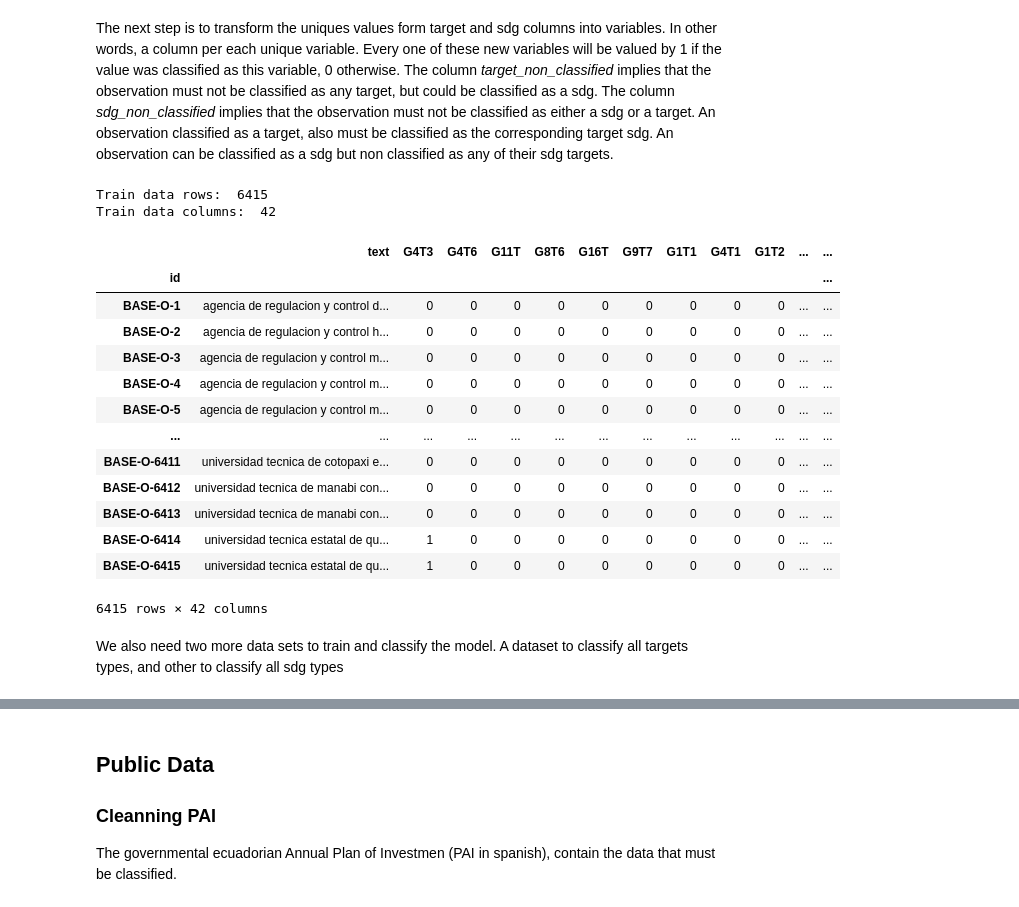
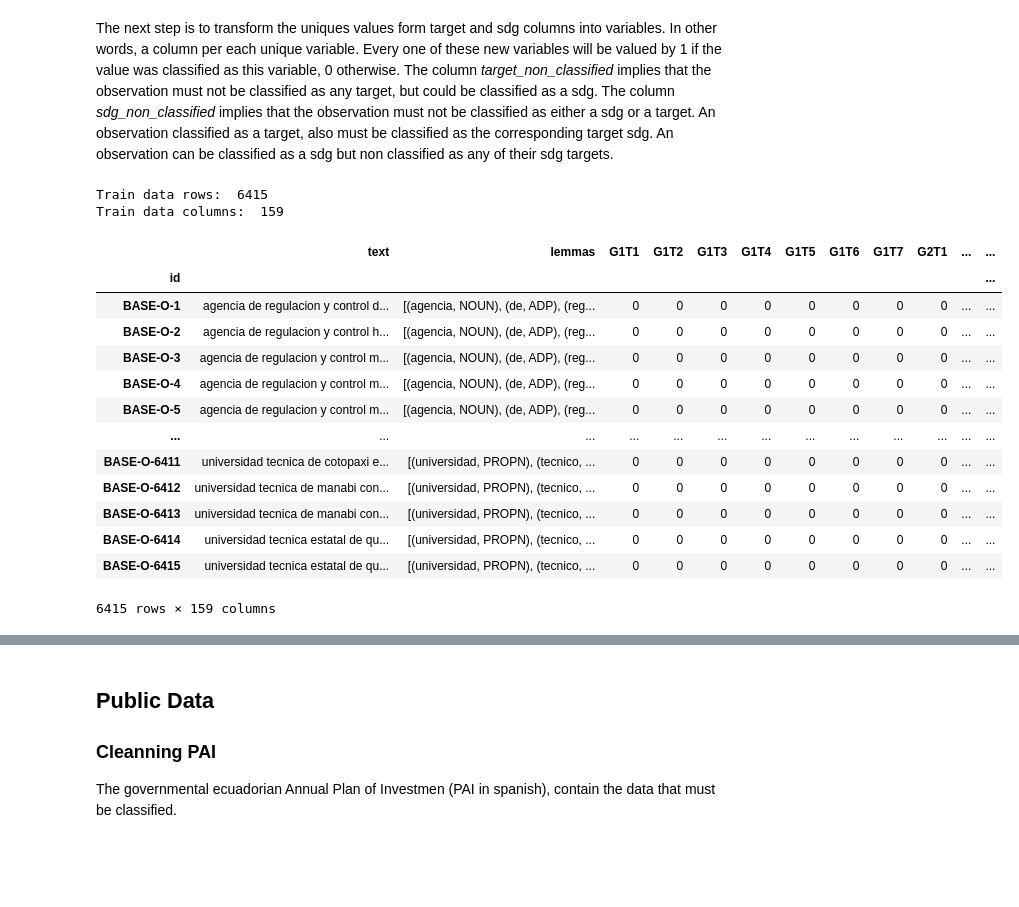
Before and after one commit to elmarcellotc/PNUD-Consulting-USFQ-Data-Hub, a Jupyter notebook: technicalApendix.ipynb, the cells around one changed output, grey strips where cells are left out. Cells and saved outputs as stored; diff of their text form; code cells hidden in the pictures; blank space fills up the shorter version.

Commit message:
treshold per sdg target

```diff
--- a/technicalApendix.ipynb
+++ b/technicalApendix.ipynb
@@ -305,0 +379,18 @@ al_df
+# %%
+undp['text'] = undp['sdg_information'] + undp['target_information']
+targets = undp[['target', 'text']]
+
+targets_text_list = targets['text'].to_list()
+targets_lemma_list = [None]*len(targets_text_list)
+
+for s in range(len(targets_text_list)):
+
+    targets_lemma_list[s]= lemma_generator(targets_text_list[s])
+
+targets['lemmas'] = targets_lemma_list
+
+targets.set_index('target', inplace=True)
+targets.index.name = 'id'
+targets.to_csv('clean data/targets.csv')
+original_targets = targets.index.to_list()
+targets
@@ -326,61 +437,66 @@ complete_text_uniques = gen_uniques(complete_text)
 
 # The output will be the sdg and the targets
 
-sdg = al_df['sdg'].to_list()
-sdg_uniques = gen_uniques(sdg)
-
 targets = al_df['target'].to_list()
 targets_uniques = gen_uniques(targets)
 
 # Creating value matrix:
 
 training_dictionary = {}
 
-for v in targets_uniques+sdg_uniques:
+for v in original_targets+['target_non_classified']:
 
     new_vector = [0]*N
 
     for n in range(N):
-
-        if v in sdg[n]:
-            new_vector[n] = 1
 
         if v in targets[n]:
 
             new_vector[n] = 1
 
         if v in complete_text[n]:
 
             new_vector[n] = 1
 
 
     training_dictionary[v] = new_vector
 
-train = pd.concat([al_df['text'], pd.DataFrame(training_dictionary, index=al_df_index)], axis="columns")
+# Add lemmas
+
+train_text_list = al_df['text'].to_list()
+train_lemma_list = [None]*len(train_text_list)
+
+for s in range(len(train_text_list)):
+
+    train_lemma_list[s]= lemma_generator(train_text_list[s])
+
+al_df['lemmas'] = train_lemma_list
+
+# Train data frame
+
+train = pd.concat([al_df[['text', 'lemmas']], pd.DataFrame(training_dictionary, index=al_df_index)], axis="columns")
+
 train.index.names = ['id']
 train.to_csv('train/train.csv')
-
 
 print('Train data rows: ', len(train.index))
 print('Train data columns: ', len(train.columns))
 
 train
 # %% [output]
 Train data rows:  6415
-Train data columns:  42
+Train data columns:  159
-|  | text | G4T3 | G4T6 | G11T | G8T6 | G16T | G9T7 | G1T1 | G4T1 | G1T2 | ... | ... |
+|  | text | lemmas | G1T1 | G1T2 | G1T3 | G1T4 | G1T5 | G1T6 | G1T7 | G2T1 | ... | ... |
 | id |  |  |  |  |  |  |  |  |  |  |  | ... |
-| BASE-O-1 | agencia de regulacion y control d... | 0 | 0 | 0 | 0 | 0 | 0 | 0 | 0 | 0 | ... | ... |
-| BASE-O-2 | agencia de regulacion y control h... | 0 | 0 | 0 | 0 | 0 | 0 | 0 | 0 | 0 | ... | ... |
-| BASE-O-3 | agencia de regulacion y control m... | 0 | 0 | 0 | 0 | 0 | 0 | 0 | 0 | 0 | ... | ... |
-| BASE-O-4 | agencia de regulacion y control m... | 0 | 0 | 0 | 0 | 0 | 0 | 0 | 0 | 0 | ... | ... |
-| BASE-O-5 | agencia de regulacion y control m... | 0 | 0 | 0 | 0 | 0 | 0 | 0 | 0 | 0 | ... | ... |
+| BASE-O-1 | agencia de regulacion y control d... | [(agencia, NOUN), (de, ADP), (reg... | 0 | 0 | 0 | 0 | 0 | 0 | 0 | 0 | ... | ... |
+| BASE-O-2 | agencia de regulacion y control h... | [(agencia, NOUN), (de, ADP), (reg... | 0 | 0 | 0 | 0 | 0 | 0 | 0 | 0 | ... | ... |
+| BASE-O-3 | agencia de regulacion y control m... | [(agencia, NOUN), (de, ADP), (reg... | 0 | 0 | 0 | 0 | 0 | 0 | 0 | 0 | ... | ... |
+| BASE-O-4 | agencia de regulacion y control m... | [(agencia, NOUN), (de, ADP), (reg... | 0 | 0 | 0 | 0 | 0 | 0 | 0 | 0 | ... | ... |
+| BASE-O-5 | agencia de regulacion y control m... | [(agencia, NOUN), (de, ADP), (reg... | 0 | 0 | 0 | 0 | 0 | 0 | 0 | 0 | ... | ... |
 | ... | ... | ... | ... | ... | ... | ... | ... | ... | ... | ... | ... | ... |
-| BASE-O-6411 | universidad tecnica de cotopaxi e... | 0 | 0 | 0 | 0 | 0 | 0 | 0 | 0 | 0 | ... | ... |
-| BASE-O-6412 | universidad tecnica de manabi con... | 0 | 0 | 0 | 0 | 0 | 0 | 0 | 0 | 0 | ... | ... |
-| BASE-O-6413 | universidad tecnica de manabi con... | 0 | 0 | 0 | 0 | 0 | 0 | 0 | 0 | 0 | ... | ... |
-| BASE-O-6414 | universidad tecnica estatal de qu... | 1 | 0 | 0 | 0 | 0 | 0 | 0 | 0 | 0 | ... | ... |
-| BASE-O-6415 | universidad tecnica estatal de qu... | 1 | 0 | 0 | 0 | 0 | 0 | 0 | 0 | 0 | ... | ... |
+| BASE-O-6411 | universidad tecnica de cotopaxi e... | [(universidad, PROPN), (tecnico, ... | 0 | 0 | 0 | 0 | 0 | 0 | 0 | 0 | ... | ... |
+| BASE-O-6412 | universidad tecnica de manabi con... | [(universidad, PROPN), (tecnico, ... | 0 | 0 | 0 | 0 | 0 | 0 | 0 | 0 | ... | ... |
+| BASE-O-6413 | universidad tecnica de manabi con... | [(universidad, PROPN), (tecnico, ... | 0 | 0 | 0 | 0 | 0 | 0 | 0 | 0 | ... | ... |
+| BASE-O-6414 | universidad tecnica estatal de qu... | [(universidad, PROPN), (tecnico, ... | 0 | 0 | 0 | 0 | 0 | 0 | 0 | 0 | ... | ... |
+| BASE-O-6415 | universidad tecnica estatal de qu... | [(universidad, PROPN), (tecnico, ... | 0 | 0 | 0 | 0 | 0 | 0 | 0 | 0 | ... | ... |
-6415 rows × 42 columns
+6415 rows × 159 columns
-# %% [markdown]
- We also need two more data sets to train and classify the model. A dataset to classify all targets types, and other to classify all sdg types
```
Also changed, not shown: parts of 10 cells of this notebook, 9 other files.
